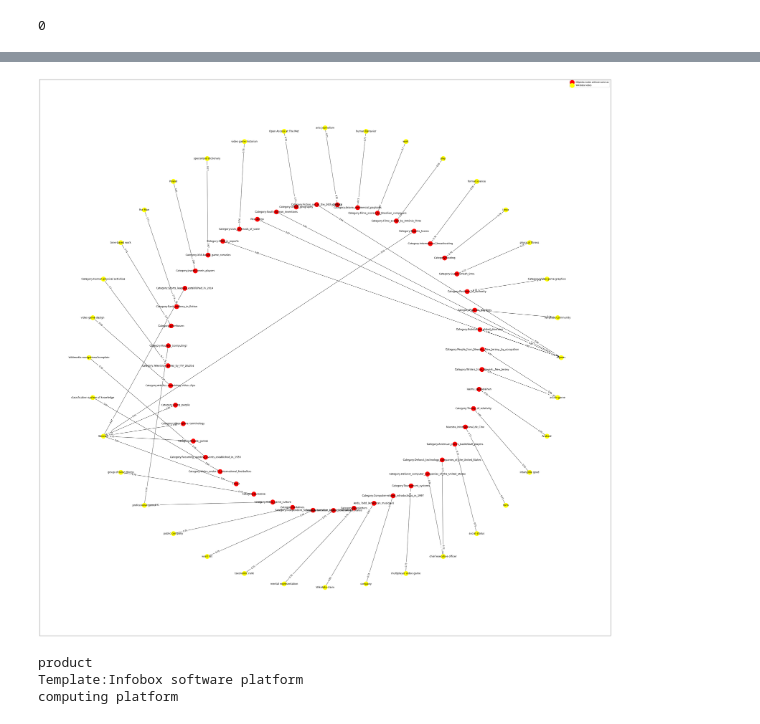
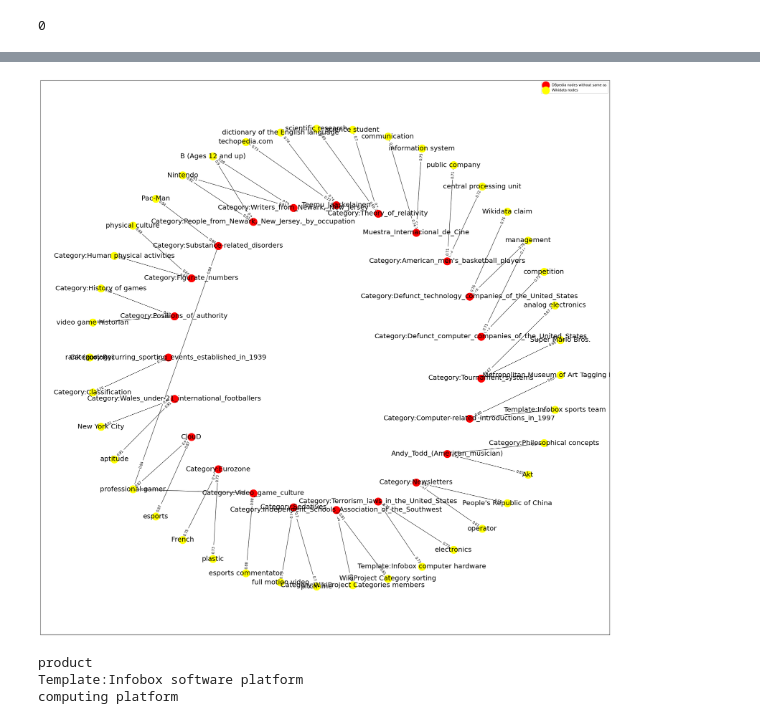
Before and after one commit to AlbezJelt/compass-aligned-graph-embeddings, a Jupyter notebook: notebooks/Cade.ipynb, the cells around one changed output, grey strips where cells are left out. Drawn from its saved outputs; the diff is of its cells as text; code cells hidden in the pictures.

```diff
--- a/notebooks/Cade.ipynb
+++ b/notebooks/Cade.ipynb
@@ -155,14 +155,14 @@ graph_creation(startpoint, 7)
 0
 # %%
 import matplotlib.pyplot as plt
-plt.figure(figsize=(30,30))
+plt.figure(figsize=(30,25))
 pos = nx.spring_layout(G, center = (0,0))
 for i in pos:
   #pos[i][0] = (pos[i][0]) * 10 # x coordinate
   #pos[i][1] = (pos[i][1]) * 10 # y coordinate
   distance = (pos[i][0]**2+pos[i][1]**2)**(1/2)
-  pos[i][0] = (pos[i][0]) * (6**(1-distance))
-  pos[i][1] = (pos[i][1]) * (6**(1-distance))
+  pos[i][0] = (pos[i][0]) * (3**(1-distance))
+  pos[i][1] = (pos[i][1]) * (3**(1-distance))
 
 both_nodes = [n for n,v in G.nodes(data=True) if v['lab'] == 'both']
 wiki_nodes = [n for n,v in G.nodes(data=True) if v['lab'] == 'wiki']
@@ -176,7 +176,7 @@ nx.draw_networkx_nodes(G, pos, dbpedia_not_same_as, node_size=500, node_color='l
 nx.draw_networkx_edges(G, pos, arrows = True, arrowsize=20, style='dashed')
 nx.draw_networkx_edge_labels(G, pos, nx.get_edge_attributes(G,'weight'), label_pos=0.1)
 nx.draw_networkx_edge_labels(G, pos, nx.get_edge_attributes(G,'weight'), label_pos=0.9)
-nx.draw_networkx_labels(G, pos, font_color="blue")
+nx.draw_networkx_labels(G, pos, font_color="blue", font_size=20)
 plt.legend(scatterpoints = 1)
 plt.show()
 # %% [output]
@@ -214,6 +214,6 @@ print(a)
 # %%
 def not_same_graph(dbpedia):
-  similar = model2.wv.similar_by_vector(model1[dbpedia])[slice(0,1)]
+  similar = model2.wv.similar_by_vector(model1[dbpedia])[slice(0,2)]
   for i in similar:
     word = label_dict[i[0]]
     weight = round(i[1],2)
@@ -230,29 +230,29 @@ for vocab in not_have_same_as:
   not_same_graph(vocab)
 # %%
 import math
-plt.figure(figsize=(50,50))
+plt.figure(figsize=(30,30))
 N_dbpedia_nodes = [n for n,v in N.nodes(data=True) if v['lab'] == 'dbpedia']
 N_wikidata_nodes = [n for n,v in N.nodes(data=True) if v['lab'] == 'wikidata']
-pos1 = nx.shell_layout(N_dbpedia_nodes, center=(0,0), rotate = -15)
+pos1 = nx.shell_layout(N_dbpedia_nodes, center=(0,0))
 pos2 = nx.shell_layout(N_wikidata_nodes, center=(0,0))
 for i in pos1:
   pos1[i][0] = (pos1[i][0])*20
   pos1[i][1] = (pos1[i][1])*20
 for j in pos2:
   pos2[j][0] = pos2[j][0]*30
   pos2[j][1] = pos2[j][1]*30
 pos3 = {**pos1, **pos2}
 
 nx.draw_networkx_nodes(N, pos3, N_dbpedia_nodes, node_size=500, node_color='red', label='DBpedia nodes without same as')
 nx.draw_networkx_nodes(N, pos3, N_wikidata_nodes, node_size=500, node_color='yellow', label='Wikidata nodes')
 nx.draw_networkx_edges(N, pos3)
 nx.draw_networkx_edge_labels(N, pos3, nx.get_edge_attributes(N,'weight'), label_pos=0.1)
 nx.draw_networkx_edge_labels(N, pos3, nx.get_edge_attributes(N,'weight'), label_pos=0.9)
-nx.draw_networkx_labels(N, pos3)
+nx.draw_networkx_labels(N, pos3, font_size=20)
 plt.legend(scatterpoints = 1)
 plt.show()
 # %% [output]
-[figure, old version]
+[figure, new version]
 # %%
 label_entity = dict([(value, key) for key, value in label_dict.items()])
 for i in model2.most_similar(positive=[label_entity['professional gamer'],label_entity['artificial entity']], negative=[label_entity['Tetris']], topn=3):
```
Also changed, not shown: parts of 4 cells of this notebook.
